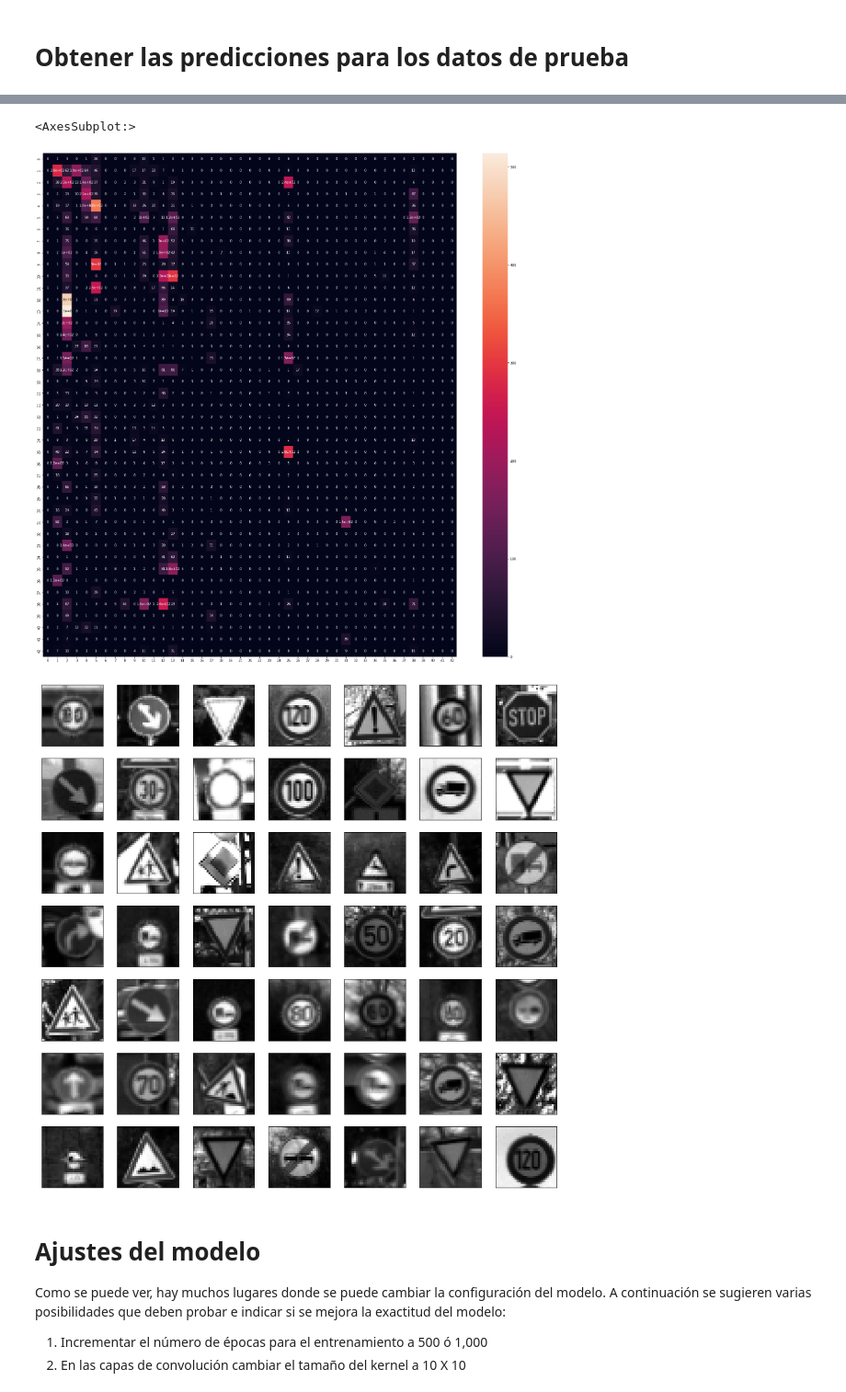
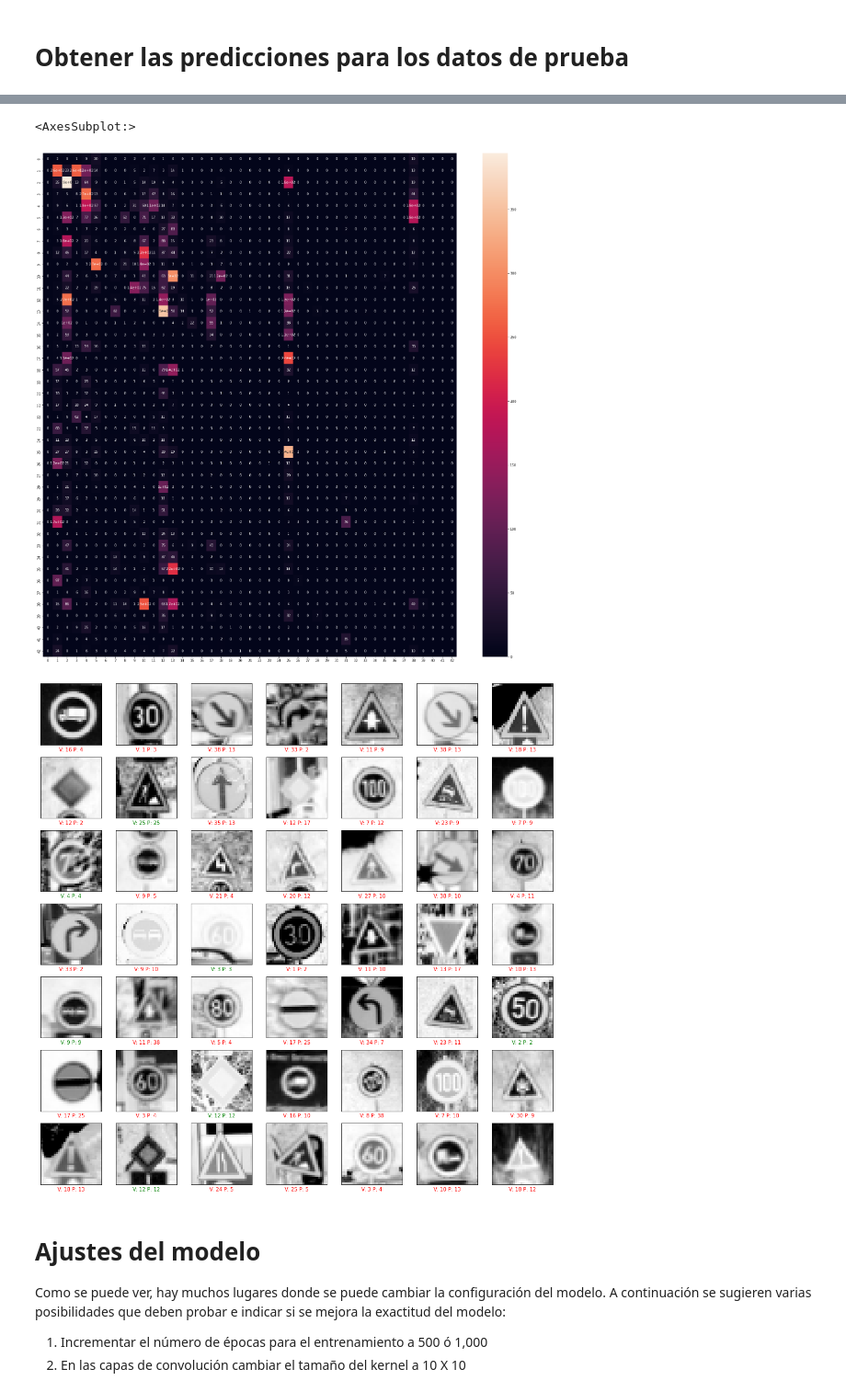
Before and after one commit to jurhs2000/data-science-lab10, a Jupyter notebook: Lab 10 - Clasificacion Rotulos Transito con LeNet.ipynb, the cells around one changed output, grey strips where cells are left out. Shown at 92% size. Drawn from its saved outputs; the diff is of its cells as text; code cells hidden in the pictures.

```diff
--- a/Lab 10 - Clasificacion Rotulos Transito con LeNet.ipynb
+++ b/Lab 10 - Clasificacion Rotulos Transito con LeNet.ipynb
@@ -247,7 +247,7 @@ modelo.compile(loss = 'categorical_crossentropy',
 # %%
 from tensorflow.keras.callbacks import EarlyStopping
 # %%
-detencion_temprana = EarlyStopping(monitor = 'val_loss', patience = 2)
+detencion_temprana = EarlyStopping(monitor = 'val_loss', patience = 1)
 # %%
 # Entrenar el modelo y guardar los datos en un historial
 modelo.fit(X_entreno, y_cat_train, epochs = 10, validation_data = (X_prueba, y_cat_test),
@@ -335,22 +341,27 @@ plt.figure(figsize = (28, 28))
 sns.heatmap(confusion_matrix(y_prueba, clases_predichas), annot = True)
 # %% [output]
 <AxesSubplot:>
-[figure, old version]
+[figure, new version]
 # %%
 # Generar un cuadro de 7 X 7 con los primeros 49 rótulos del conjunto de prueba y
-#   para cada uno colocar de título la etiqueta verdadera y el código predicho por el
-#   modelo
-images = X_prueba[indices]
-predict = clases_predichas[indices]
-y_index = y_prueba[indices]
-figure = plt.figure(figsize=(15, 15))
+#   para cada uno colocar de título la etiqueta verdadera y el código predicho por el modelo
+# color verde para los aciertos y rojo para los errores
 
-for (i, j) in enumerate(images):
-  ax = figure.add_subplot(7, 7, i + 1, xticks=[], yticks=[])
-  ax.imshow(np.squeeze(j), cmap='gray')
-  prediction = predict[i]
+plt.figure(figsize = (18, 18))
+for i in range(49):
+    plt.subplot(7, 7, i+1)
+    plt.xticks([])
+    plt.yticks([])
+    plt.grid(False)
+    plt.imshow(X_prueba[i].reshape(32, 32), cmap = plt.cm.binary)
+    if y_prueba[i] == clases_predichas[i]:
+        plt.xlabel('V: ' + str(y_prueba[i]) + ' P: ' + str(clases_predichas[i]), color = 'green')
+    else:
+        plt.xlabel('V: ' + str(y_prueba[i]) + ' P: ' + str(clases_predichas[i]), color = 'red')
+
+plt.show()
 # %% [output]
-[figure, old version]
+[figure, new version]
 # %% [markdown]
 #  Ajustes del modelo
 
```
Also changed, not shown: parts of 33 cells of this notebook.
